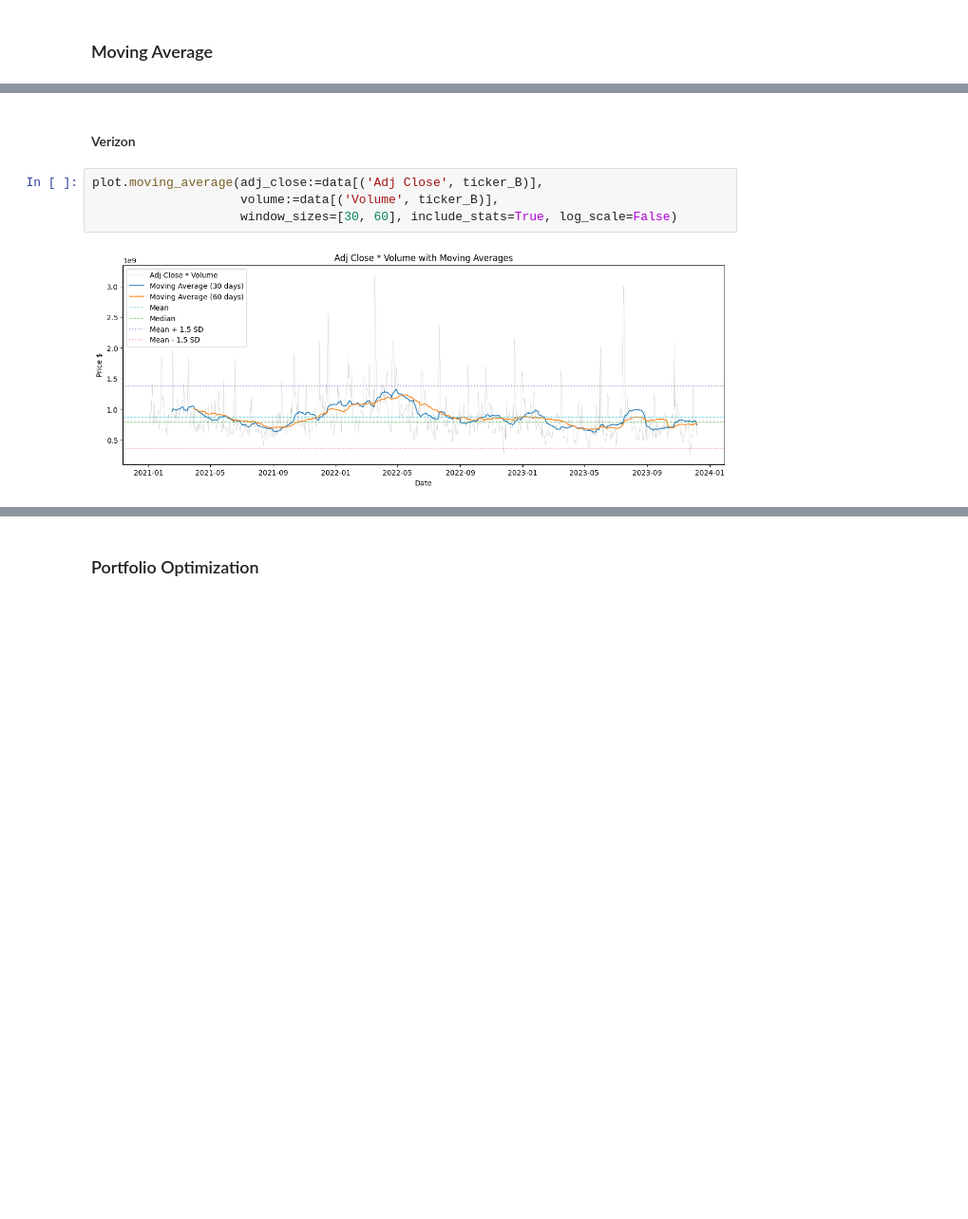
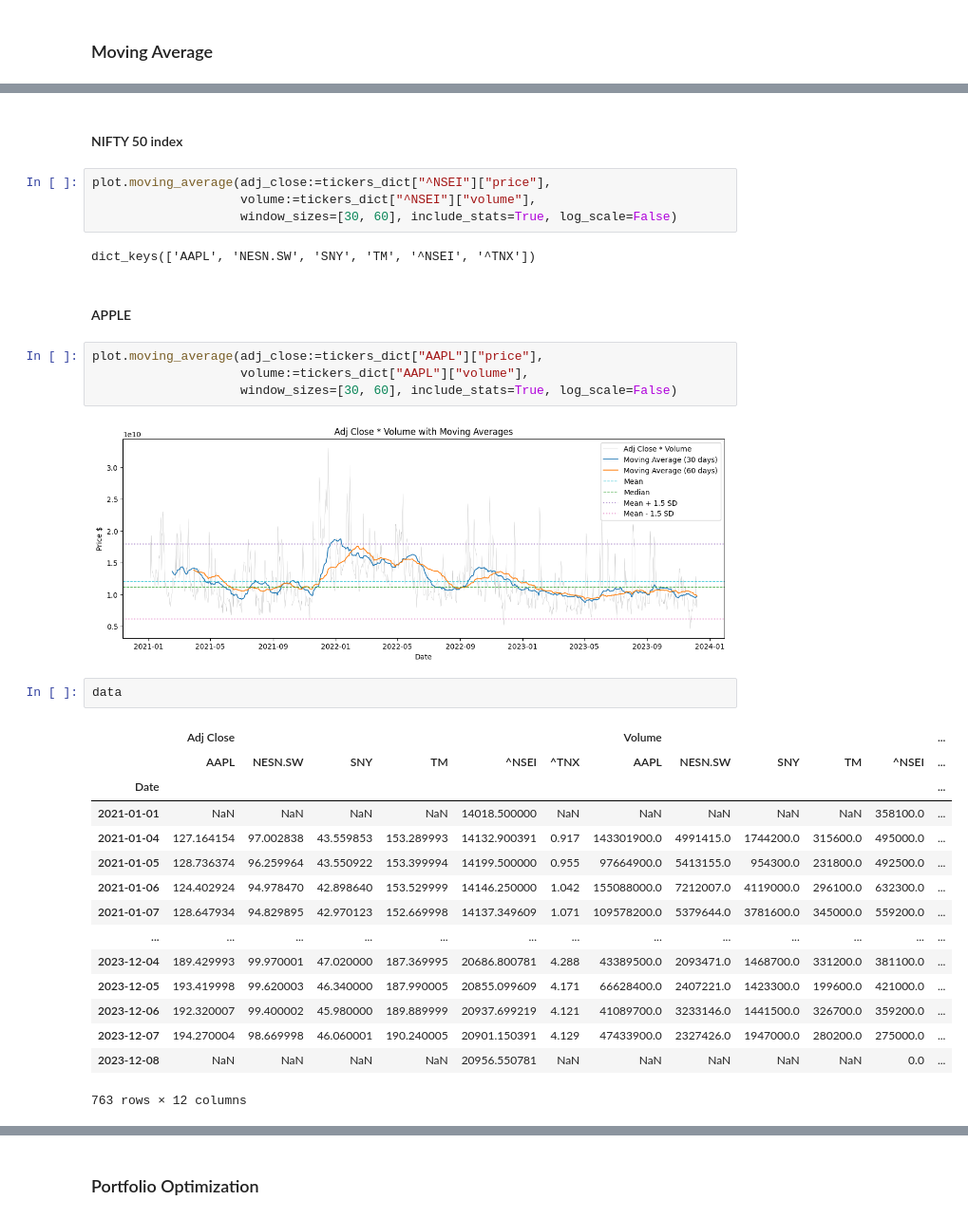
Before and after one commit to Echo9k/FinML, a Jupyter notebook: notebooks/0.1_components.ipynb, the cells around one changed output, grey strips where cells are left out. Shown at 95% size. Drawn from its saved outputs; the diff is of its cells as text; blank space fills up the shorter version.

```diff
--- a/notebooks/0.1_components.ipynb
+++ b/notebooks/0.1_components.ipynb
@@ -163,8 +167,34 @@ plot.moving_average(adj_close:=data[('Adj Close', ticker_A)],
+# %% [markdown]
+#### NIFTY 50 index
+# %%
+plot.moving_average(adj_close:=tickers_dict["^NSEI"]["price"],
+                    volume:=tickers_dict["^NSEI"]["volume"],
+                    window_sizes=[30, 60], include_stats=True, log_scale=False)
+# %% [output]
+dict_keys(['AAPL', 'NESN.SW', 'SNY', 'TM', '^NSEI', '^TNX'])
 # %% [markdown]
-#### Verizon
+#### APPLE
 # %%
-plot.moving_average(adj_close:=data[('Adj Close', ticker_B)],
-                    volume:=data[('Volume', ticker_B)],
+plot.moving_average(adj_close:=tickers_dict["AAPL"]["price"],
+                    volume:=tickers_dict["AAPL"]["volume"],
                     window_sizes=[30, 60], include_stats=True, log_scale=False)
 # %% [output]
-[figure, old version]
+[figure, new version]
+# %%
+data
+# %% [output]
+|  | Adj Close |  |  |  |  |  | Volume |  |  |  |  | ... |
+|  | AAPL | NESN.SW | SNY | TM | ^NSEI | ^TNX | AAPL | NESN.SW | SNY | TM | ^NSEI | ... |
+| Date |  |  |  |  |  |  |  |  |  |  |  | ... |
+| 2021-01-01 | NaN | NaN | NaN | NaN | 14018.500000 | NaN | NaN | NaN | NaN | NaN | 358100.0 | ... |
+| 2021-01-04 | 127.164154 | 97.002838 | 43.559853 | 153.289993 | 14132.900391 | 0.917 | 143301900.0 | 4991415.0 | 1744200.0 | 315600.0 | 495000.0 | ... |
+| 2021-01-05 | 128.736374 | 96.259964 | 43.550922 | 153.399994 | 14199.500000 | 0.955 | 97664900.0 | 5413155.0 | 954300.0 | 231800.0 | 492500.0 | ... |
+| 2021-01-06 | 124.402924 | 94.978470 | 42.898640 | 153.529999 | 14146.250000 | 1.042 | 155088000.0 | 7212007.0 | 4119000.0 | 296100.0 | 632300.0 | ... |
+| 2021-01-07 | 128.647934 | 94.829895 | 42.970123 | 152.669998 | 14137.349609 | 1.071 | 109578200.0 | 5379644.0 | 3781600.0 | 345000.0 | 559200.0 | ... |
+| ... | ... | ... | ... | ... | ... | ... | ... | ... | ... | ... | ... | ... |
+| 2023-12-04 | 189.429993 | 99.970001 | 47.020000 | 187.369995 | 20686.800781 | 4.288 | 43389500.0 | 2093471.0 | 1468700.0 | 331200.0 | 381100.0 | ... |
+| 2023-12-05 | 193.419998 | 99.620003 | 46.340000 | 187.990005 | 20855.099609 | 4.171 | 66628400.0 | 2407221.0 | 1423300.0 | 199600.0 | 421000.0 | ... |
+| 2023-12-06 | 192.320007 | 99.400002 | 45.980000 | 189.889999 | 20937.699219 | 4.121 | 41089700.0 | 3233146.0 | 1441500.0 | 326700.0 | 359200.0 | ... |
+| 2023-12-07 | 194.270004 | 98.669998 | 46.060001 | 190.240005 | 20901.150391 | 4.129 | 47433900.0 | 2327426.0 | 1947000.0 | 280200.0 | 275000.0 | ... |
+| 2023-12-08 | NaN | NaN | NaN | NaN | 20956.550781 | NaN | NaN | NaN | NaN | NaN | 0.0 | ... |
+763 rows × 12 columns
```
Also changed, not shown: parts of 23 cells of this notebook, 11 other files.
